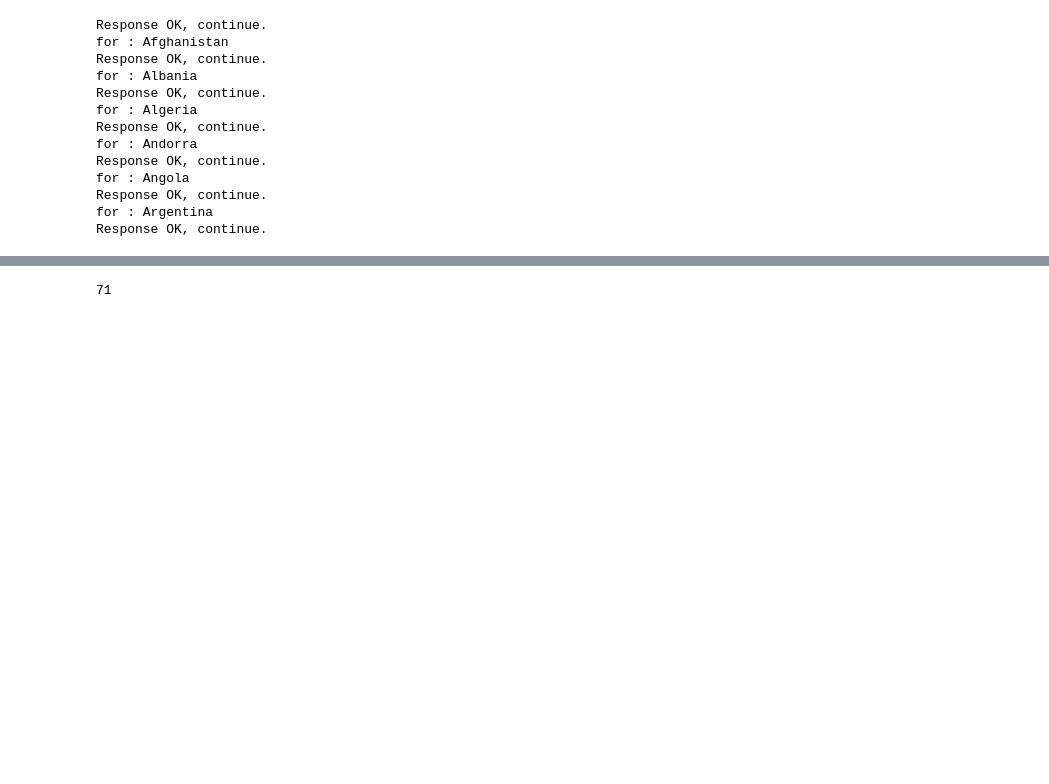
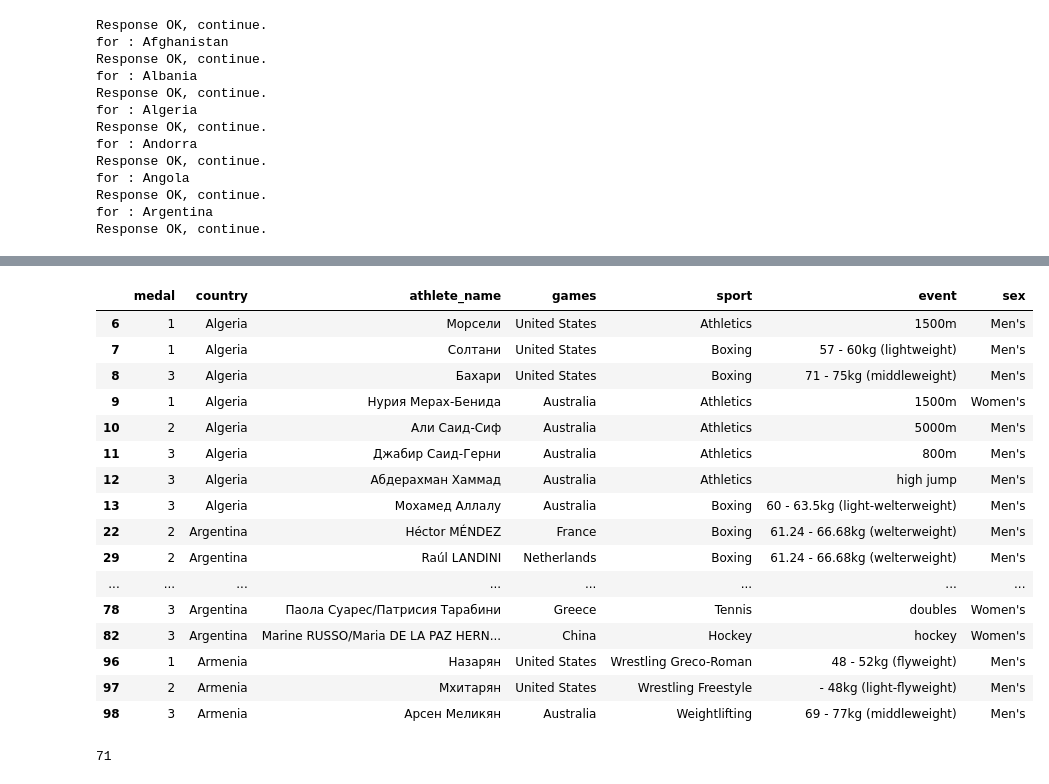
Before and after one commit to Yohan-GRNR/JO-explorer, a Jupyter notebook: data-scraped.ipynb, the cells around one changed output, grey strips where cells are left out. Saved outputs shown, nothing was run; the diff lists cells and outputs as text; code cells hidden in the pictures; blank space fills up the shorter version.

Commit message:
Transform - Split ASCII and non-ASCII names

```diff
--- a/data-scraped.ipynb
+++ b/data-scraped.ipynb
@@ -252,3 +252,35 @@ df_olympic.sample(15)
+# %%
+# Check chars non-ASCII
+def contains_non_ascii(strings):
+    """
+    Return: result in Boolean
+    """
+    return any(ord(char) > 127 for char in strings)
+
+
+# Filter non-ASCII & ASCII name
+df_non_ascii = df_olympic[df_olympic['athlete_name'].apply(contains_non_ascii)]
+df_ascii = df_olympic[~df_olympic['athlete_name'].apply(contains_non_ascii)]
+# %%
+df_non_ascii
+# %% [output]
+|  | medal | country | athlete_name | games | sport | event | sex |
+| 6 | 1 | Algeria | Морсели | United States | Athletics | 1500m | Men's |
+| 7 | 1 | Algeria | Солтани | United States | Boxing | 57 - 60kg (lightweight) | Men's |
+| 8 | 3 | Algeria | Бахари | United States | Boxing | 71 - 75kg (middleweight) | Men's |
+| 9 | 1 | Algeria | Нурия Мерах-Бенида | Australia | Athletics | 1500m | Women's |
+| 10 | 2 | Algeria | Али Саид-Сиф | Australia | Athletics | 5000m | Men's |
+| 11 | 3 | Algeria | Джабир Саид-Герни | Australia | Athletics | 800m | Men's |
+| 12 | 3 | Algeria | Абдерахман Хаммад | Australia | Athletics | high jump | Men's |
+| 13 | 3 | Algeria | Мохамед Аллалу | Australia | Boxing | 60 - 63.5kg (light-welterweight) | Men's |
+| 22 | 2 | Argentina | Héctor MÉNDEZ | France | Boxing | 61.24 - 66.68kg (welterweight) | Men's |
+| 29 | 2 | Argentina | Raúl LANDINI | Netherlands | Boxing | 61.24 - 66.68kg (welterweight) | Men's |
+| ... | ... | ... | ... | ... | ... | ... | ... |
+| 78 | 3 | Argentina | Паола Суарес/Патрисия Тарабини | Greece | Tennis | doubles | Women's |
+| 82 | 3 | Argentina | Marine RUSSO/Maria DE LA PAZ HERN... | China | Hockey | hockey | Women's |
+| 96 | 1 | Armenia | Назарян | United States | Wrestling Greco-Roman | 48 - 52kg (flyweight) | Men's |
+| 97 | 2 | Armenia | Мхитарян | United States | Wrestling Freestyle | - 48kg (light-flyweight) | Men's |
+| 98 | 3 | Armenia | Арсен Меликян | Australia | Weightlifting | 69 - 77kg (middleweight) | Men's |
 # %%
 len(df_olympic.event.unique())
 # %% [output]
```
Also changed, not shown: parts of 3 cells of this notebook.
